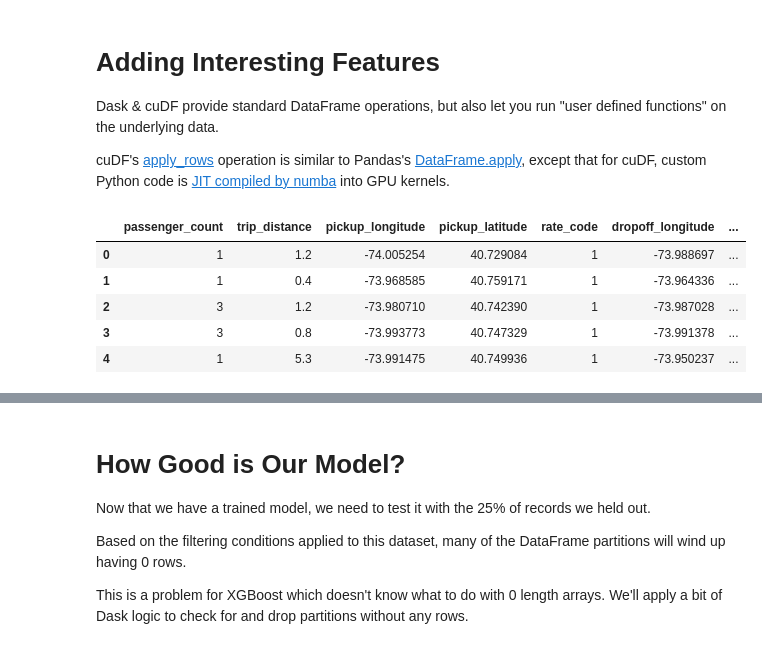
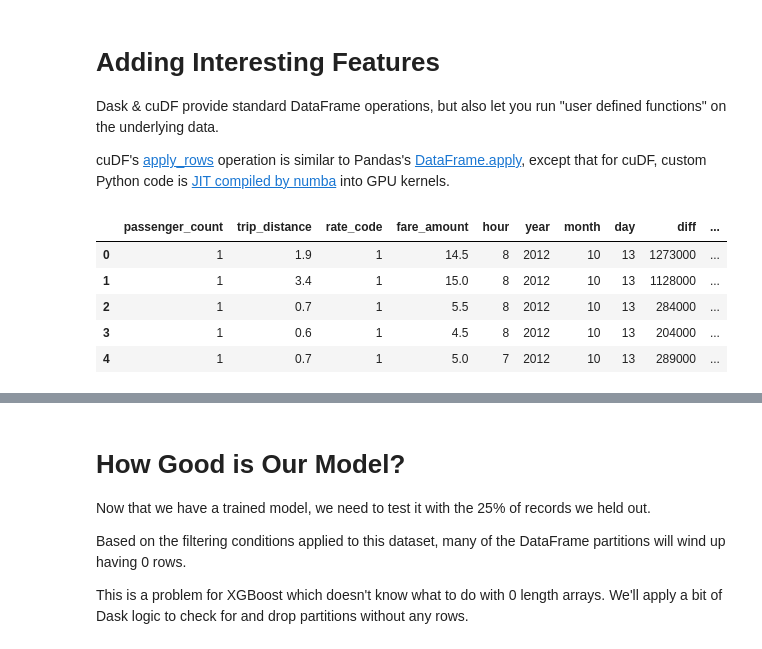
Before and after one commit to efajardo-nv/rapids-dataproc, a Jupyter notebook: notebooks/NYCTaxi-E2E.ipynb, the cells around one changed output, grey strips where cells are left out. Cells and saved outputs as stored; diff of their text form; code cells hidden in the pictures.

```diff
--- a/notebooks/NYCTaxi-E2E.ipynb
+++ b/notebooks/NYCTaxi-E2E.ipynb
@@ -38,0 +68,3 @@ taxi_df.head().to_pandas()
+# %%
+taxi_df = dask_cudf.read_csv('2014/yellow*')
+taxi_df.head().to_pandas()
@@ -67,9 +101,13 @@ def clean(df_part, mapper):
 # create a dict mapping existing names to intended names
 # any dict entry with `None` will be dropped
 col_map = dict.fromkeys([
-    'vendor_id', 'dropoff_datetime', 'payment_type', 'surcharge', 'mta_tax',
-    'tip_amount', 'tolls_amount', 'total_amount', 'store_and_fwd_flag'
+    'vendor_id', 'vendorid', 'payment_type', 'surcharge', 'mta_tax',
+    'tip_amount', 'tolls_amount', 'total_amount', 'store_and_fwd_flag', 'pulocationid',
+    'dolocationid'
 ])
+col_map['tpep_pickup_datetime'] = 'pickup_datetime'
+col_map['tpep_dropoff_datetime'] = 'dropoff_datetime'
+col_map['ratecodeid'] = 'rate_code'
 
 # apply the `clean` function to every partition in the taxi DataFrame
 parts = [dask.delayed(clean)(part, col_map) for part in taxi_df.to_delayed()]
@@ -115,11 +153,6 @@ def haversine_kernel(lat1, lon1, lat2, lon2, outputCol):
             math.cos(lat2[iRow] * p) * (1 - math.cos((lon2[iRow] - lon1[iRow]) * p)) / 2
         outputCol[iRow] = 12734 * math.asin(math.sqrt(a))
 
-#ToDo
-# use rmm allocation from outside the kernel
-# explain ability to use numba kernels, link to examples
-# but still use apply_rows directly nicer API
-# use keith's example
 def haversine_distance(gdf):
     nRows = gdf.shape[0]
     blockSize = 128
@@ -145,45 +178,74 @@ def day_of_the_week_kernel(output ,year, month, day):
         month[iRow] = (month[iRow] + 9)%12 + 1
         output[iRow] = (year[iRow] + int(year[iRow]/4) - int(year[iRow]/100) + int(year[iRow]/400) + math.floor(2.6*month[iRow] - 0.2) + day[iRow] -1) % 7
 
-#ToDo:
-#use rmm instead of cuda.device_array
-# replace day of week with apply_rows kernel
+@numba.cuda.jit
+def round_kernel(lat1, outputCol):
+    iRow = numba.cuda.grid(1)
+    if iRow < outputCol.size:
+        a = math.ceil(lat1[iRow])
+        outputCol[iRow] = a
+
+def lat_rounder(gdf, lat, name):
+    nRows = gdf.shape[0]
+    blockSize = 128
+    blockCount = nRows // blockSize + 1
+    lat1_arr = gdf[lat].to_gpu_array()
+
+    outputCol = cudf.rmm.device_array ( shape=(nRows), dtype='int32')
+
+    round_kernel[(blockCount, blockSize)](lat1_arr, outputCol)
+    gdf.add_column(name=name, data=outputCol)
+    return gdf
+
+
 def day_of_week(gdf):
     nRows = gdf.shape[0]
     blockSize = 128
     blockCount = nRows // blockSize + 1
     year_arr = gdf['year'].to_gpu_array()
     month_arr = gdf['month'].to_gpu_array()
     day_arr = gdf['day'].to_gpu_array()
     outputCol = cudf.rmm.device_array ( shape=(nRows), dtype=day_arr.dtype.name)
 
     day_of_the_week_kernel[(blockCount),(blockSize)](outputCol, year_arr, month_arr, day_arr)
     gdf.add_column(name='day_of_week', data = outputCol)
     gdf['day_of_week'] = gdf['day_of_week'].astype('float32')
     return gdf
 
 def add_features(df):
     df['hour'] = df['pickup_datetime'].dt.hour
     df['year'] = df['pickup_datetime'].dt.year
     df['month'] = df['pickup_datetime'].dt.month
     df['day'] = df['pickup_datetime'].dt.day
+    df['diff'] = df['dropoff_datetime'].astype('int64') - df['pickup_datetime'].astype('int64')
 
     df = df.drop('pickup_datetime')
+    df = df.drop('dropoff_datetime')
 
     df = day_of_week(df)
     df['is_weekend'] = (df['day_of_week']/4).floor()
     df = haversine_distance(df)
+    df = lat_rounder(df, 'pickup_latitude','pick_lat_round')
+    df = lat_rounder(df, 'dropoff_latitude','drop_lat_round')
+    df = lat_rounder(df, 'pickup_longitude','pick_long_round')
+    df = lat_rounder(df, 'dropoff_longitude','drop_long_round')
+
+    df = df.drop('pickup_latitude')
+    df = df.drop('dropoff_latitude')
+    df = df.drop('pickup_longitude')
+    df = df.drop('dropoff_longitude')
+
     return df
 
 # Add features
 parts = [dask.delayed(add_features)(part) for part in taxi_df.to_delayed()]
 taxi_df = dask_cudf.from_delayed(parts)
 
 taxi_df.head().to_pandas()
 # %% [output]
-|  | passenger_count | trip_distance | pickup_longitude | pickup_latitude | rate_code | dropoff_longitude | ... |
-| 0 | 1 | 1.2 | -74.005254 | 40.729084 | 1 | -73.988697 | ... |
-| 1 | 1 | 0.4 | -73.968585 | 40.759171 | 1 | -73.964336 | ... |
-| 2 | 3 | 1.2 | -73.980710 | 40.742390 | 1 | -73.987028 | ... |
-| 3 | 3 | 0.8 | -73.993773 | 40.747329 | 1 | -73.991378 | ... |
-| 4 | 1 | 5.3 | -73.991475 | 40.749936 | 1 | -73.950237 | ... |
+|  | passenger_count | trip_distance | rate_code | fare_amount | hour | year | month | day | diff | ... |
+| 0 | 1 | 1.9 | 1 | 14.5 | 8 | 2012 | 10 | 13 | 1273000 | ... |
+| 1 | 1 | 3.4 | 1 | 15.0 | 8 | 2012 | 10 | 13 | 1128000 | ... |
+| 2 | 1 | 0.7 | 1 | 5.5 | 8 | 2012 | 10 | 13 | 284000 | ... |
+| 3 | 1 | 0.6 | 1 | 4.5 | 8 | 2012 | 10 | 13 | 204000 | ... |
+| 4 | 1 | 0.7 | 1 | 5.0 | 7 | 2012 | 10 | 13 | 289000 | ... |
```
Also changed, not shown: parts of 20 cells of this notebook.
